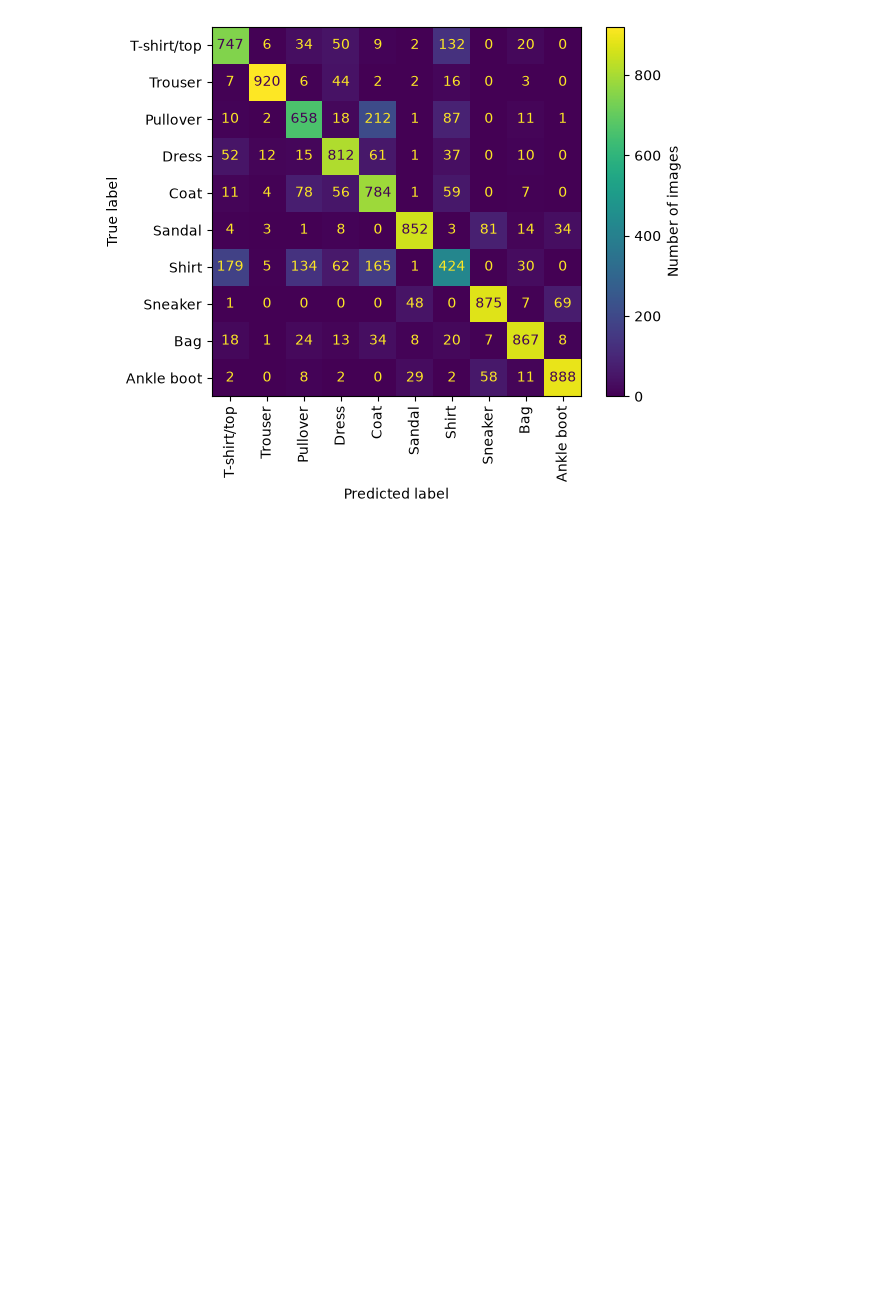
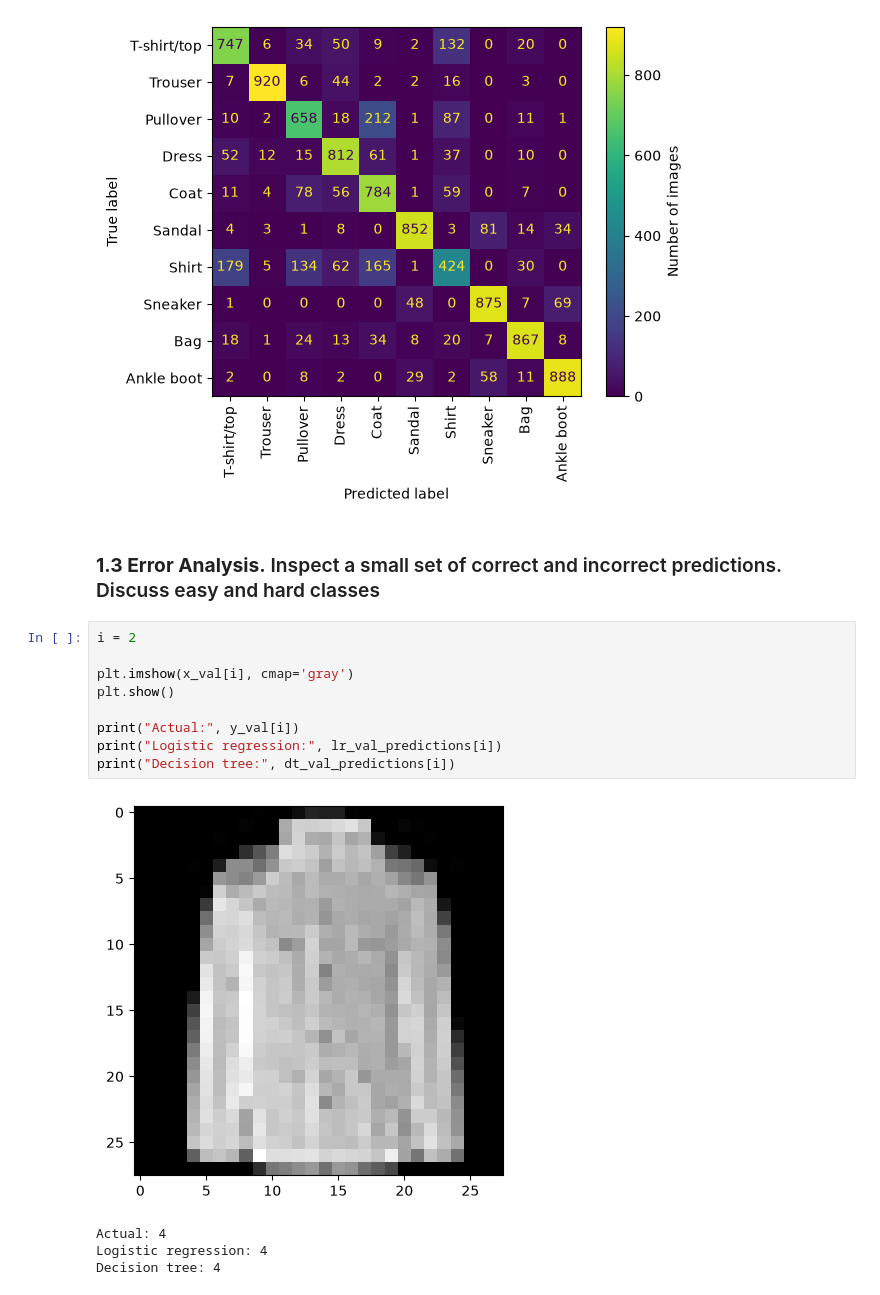
Before and after one commit to JCYuhei/NLP-Model-Investigation-Fashion-MNIST, a Jupyter notebook: coursework.ipynb, the cells around one changed output. Drawn from its saved outputs; the diff is of its cells as text; blank space fills up the shorter version.

Commit message:
Currently implementing outputting set of correct/incorrect images

```diff
--- a/coursework.ipynb
+++ b/coursework.ipynb
@@ -396,3 +399,19 @@ plt.xticks(rotation=90)
 plt.show()
 # %% [output]
 [figure]
+# %% [markdown]
+### **1.3 Error Analysis.** Inspect a small set of correct and incorrect predictions. Discuss easy and hard classes
+# %%
+i = 2
+
+plt.imshow(x_val[i], cmap='gray')
+plt.show()
+
+print("Actual:", y_val[i])
+print("Logistic regression:", lr_val_predictions[i])
+print("Decision tree:", dt_val_predictions[i])
+# %% [output]
+[figure, added]
+Actual: 4
+Logistic regression: 4
+Decision tree: 4
```
Also changed, not shown: parts of 2 cells of this notebook.
